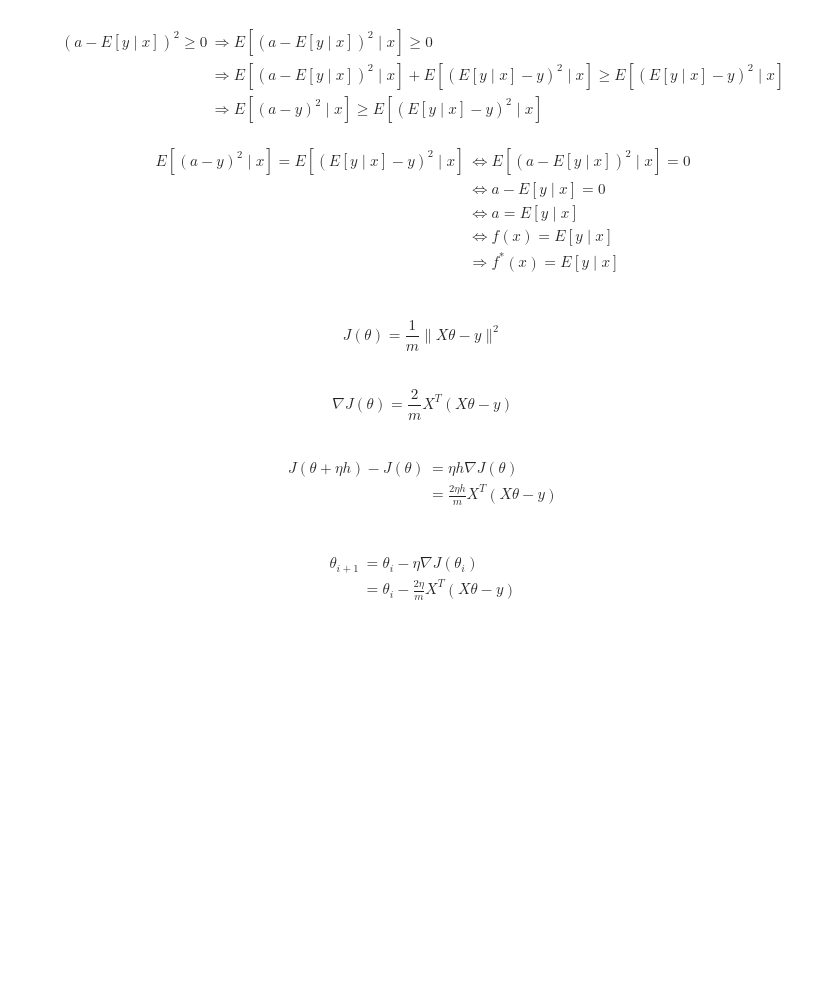
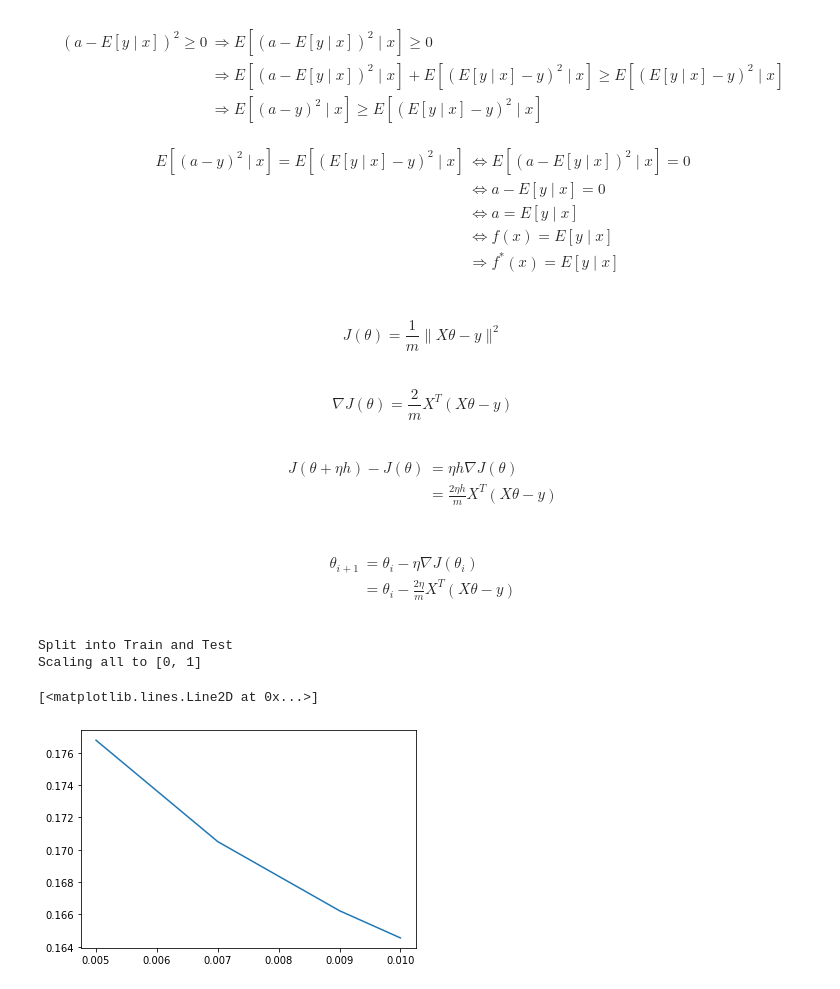
Before and after one commit to nikhilvsupekar/ml-algorithms, a Jupyter notebook: notebooks/hw2_gd_regression.ipynb, the cells around one changed output. Saved outputs shown, nothing was run; the diff lists cells and outputs as text; code cells hidden in the pictures; blank space fills up the shorter version.

Commit message:
[DS-GA 1003][HW2] Gradient descent - experiment with step size

```diff
--- a/notebooks/hw2_gd_regression.ipynb
+++ b/notebooks/hw2_gd_regression.ipynb
@@ -4,3 +10,5 @@ NetID: ns4486
+# %%
+INPUT_FILE_PATH = '../data/ridge_regression/ridge_regression_dataset.csv'
 # %% [markdown]
 $$
 \begin{aligned}
@@ -116,12 +124,14 @@ def feature_normalization(train, test):
     num_instances = train.shape[0]
     num_features = train.shape[1]
 
-    mean_vec = np.apply_along_axis(np.mean, 0, train).reshape(num_instances, 1)
-    std_vec = np.apply_along_axis(np.std, 0, train).reshape(num_instances, 1)
+    mean_vec = np.apply_along_axis(np.mean, 0, train)
+    std_vec = np.apply_along_axis(np.std, 0, train)
 
     const_feature_indices = np.where(std_vec == 0)
     train = np.delete(train, const_feature_indices, 1)
-    test = np.detele(test, const_feature_indices, 1)
+    test = np.delete(test, const_feature_indices, 1)
+    mean_vec = np.delete(mean_vec, const_feature_indices, 0)
+    std_vec = np.delete(mean_vec, const_feature_indices, 0)
 
     train_normalized = (train - mean_vec) / std_vec
     test_normalized = (test - mean_vec) / std_vec
@@ -270,8 +280,36 @@ def batch_grad_descent(X, y, alpha=0.1, num_step=1000, grad_check=False):
     theta = np.zeros(num_features) #Initialize theta
 
     for i in range(1, num_step + 1):
-        theta = theta_hist[i - 1] - alpha * compute_square_loss_gradient(X, y, theta_hist[i - 1])
+        theta = theta_hist[i - 1, :] - alpha * compute_square_loss_gradient(X, y, theta_hist[i - 1, :])
         theta_hist[i, :] = theta
         loss_hist[i] = compute_square_loss(X, y, theta)
 
     return theta_hist, loss_hist
+# %%
+
+df = pd.read_csv(INPUT_FILE_PATH, delimiter=',')
+X = df.values[:,:-1]
+y = df.values[:,-1]
+
+print('Split into Train and Test')
+X_train, X_test, y_train, y_test = train_test_split(X, y, test_size =100, random_state=10)
+
+print("Scaling all to [0, 1]")
+X_train, X_test = feature_normalization(X_train, X_test)
+X_train = np.hstack((X_train, np.ones((X_train.shape[0], 1))))  # Add bias term
+X_test = np.hstack((X_test, np.ones((X_test.shape[0], 1))))  # Add bias term
+# %% [output]
+Split into Train and Test
+Scaling all to [0, 1]
+# %%
+STEP_SIZES = [0.005, 0.007, 0.009, 0.01, 0.06]
+avg_loss = []
+for alpha in STEP_SIZES:
+    theta, loss = batch_grad_descent(X_train, y_train, alpha)
+    avg_loss.append(np.mean(loss))
+# mean_vec = np.apply_along_axis(np.mean, 0, train).reshape(num_instances, 1)
+# std_vec = np.apply_along_axis(np.std, 0, train).reshape(num_instances, 1)
+plt.plot(STEP_SIZES, avg_loss)
+# %% [output]
+[<matplotlib.lines.Line2D at 0x...>]
+[figure, added]
```
Also changed, not shown: parts of 3 cells of this notebook.
